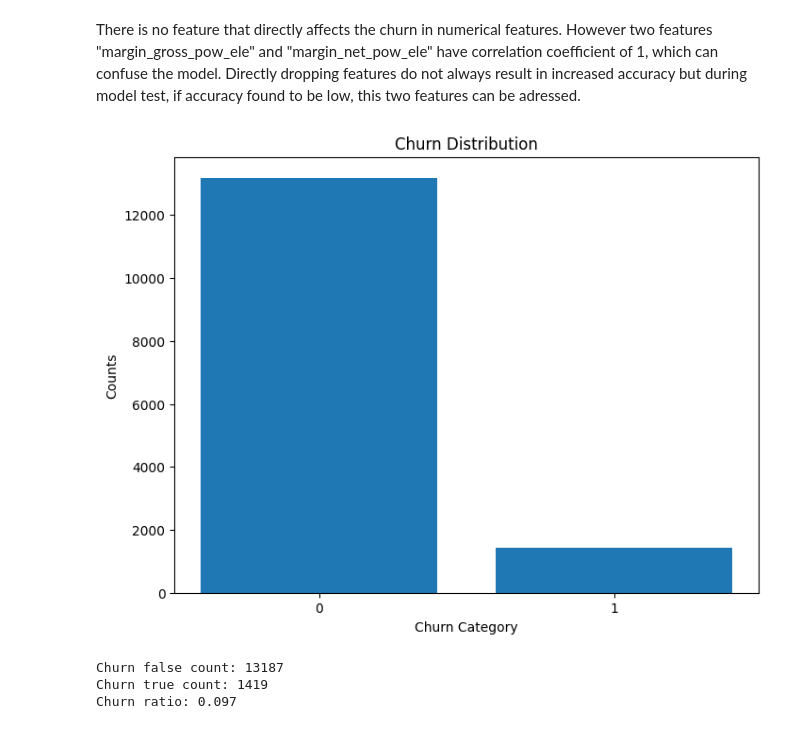
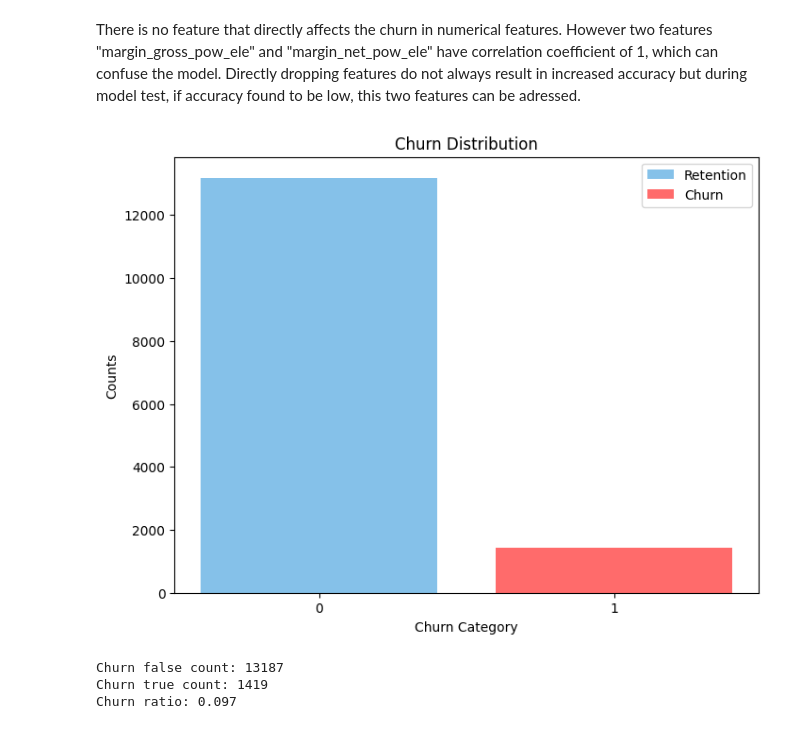
Before and after one commit to MetinUnlu/customer_churn, a Jupyter notebook: codes/eda_analysis.ipynb, the cells around one changed output. Saved outputs shown, nothing was run; the diff lists cells and outputs as text; code cells hidden in the pictures.

```diff
--- a/codes/eda_analysis.ipynb
+++ b/codes/eda_analysis.ipynb
@@ -330,23 +330,31 @@ plt.show()
 # %% [markdown]
 There is no feature that directly affects the churn in numerical features. However two features "margin_gross_pow_ele" and "margin_net_pow_ele" have correlation coefficient of 1, which can confuse the model. Directly dropping features do not always result in increased accuracy but during model test, if accuracy found to be low, this two features can be adressed.
 # %%
-plt.figure(figsize=(8,6))
+plt.figure(figsize=(8, 6))
+
 # Count the occurrences of each unique value in the 'churn' column
 churn_counts = client_df['churn'].value_counts()
 
-# Create a bar plot
-plt.bar(churn_counts.index, churn_counts.values)
+# Define colors for each bar
+colors = ['#85C1E9', '#FF6B6B']  # 'blue' for Retention (0), 'red' for Churn (1)
+
+# Create a bar plot with different colors
+for i, index in enumerate(churn_counts.index):
+    plt.bar(index, churn_counts[index], color=colors[i])
+
+# Create a legend
+plt.legend(["Retention", "Churn"])
 
 # Adding labels
 plt.xlabel('Churn Category')
 plt.xticks([0, 1])
 plt.ylabel('Counts')
 plt.title('Churn Distribution')
 
 # Display the plot
 plt.show()
 # %% [output]
-[figure, old version]
+[figure, new version]
 # %%
 # Finding ratio of churn
 print(f'Churn false count: {client_df.churn.value_counts()[0]}')
```
Also changed, not shown: parts of 8 cells of this notebook.
